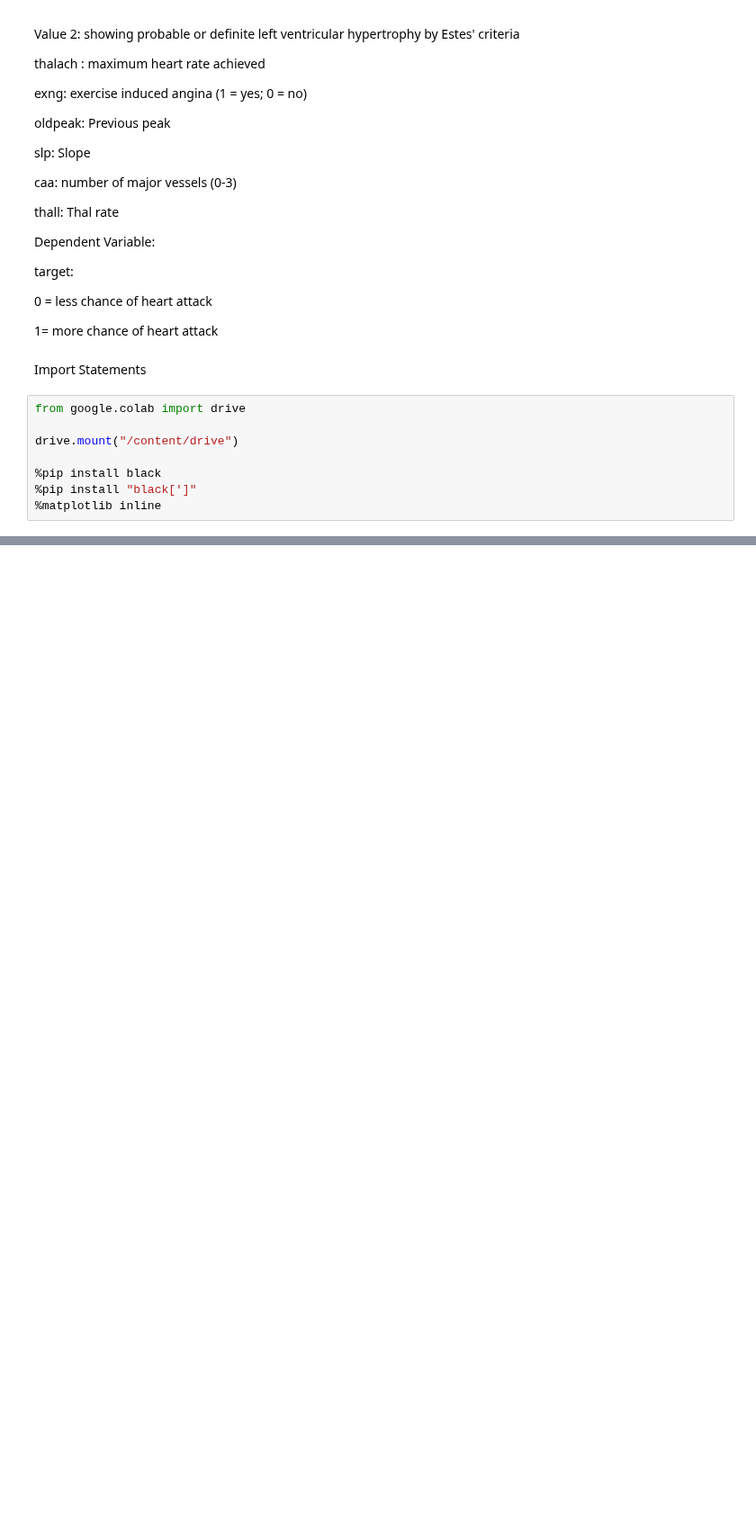
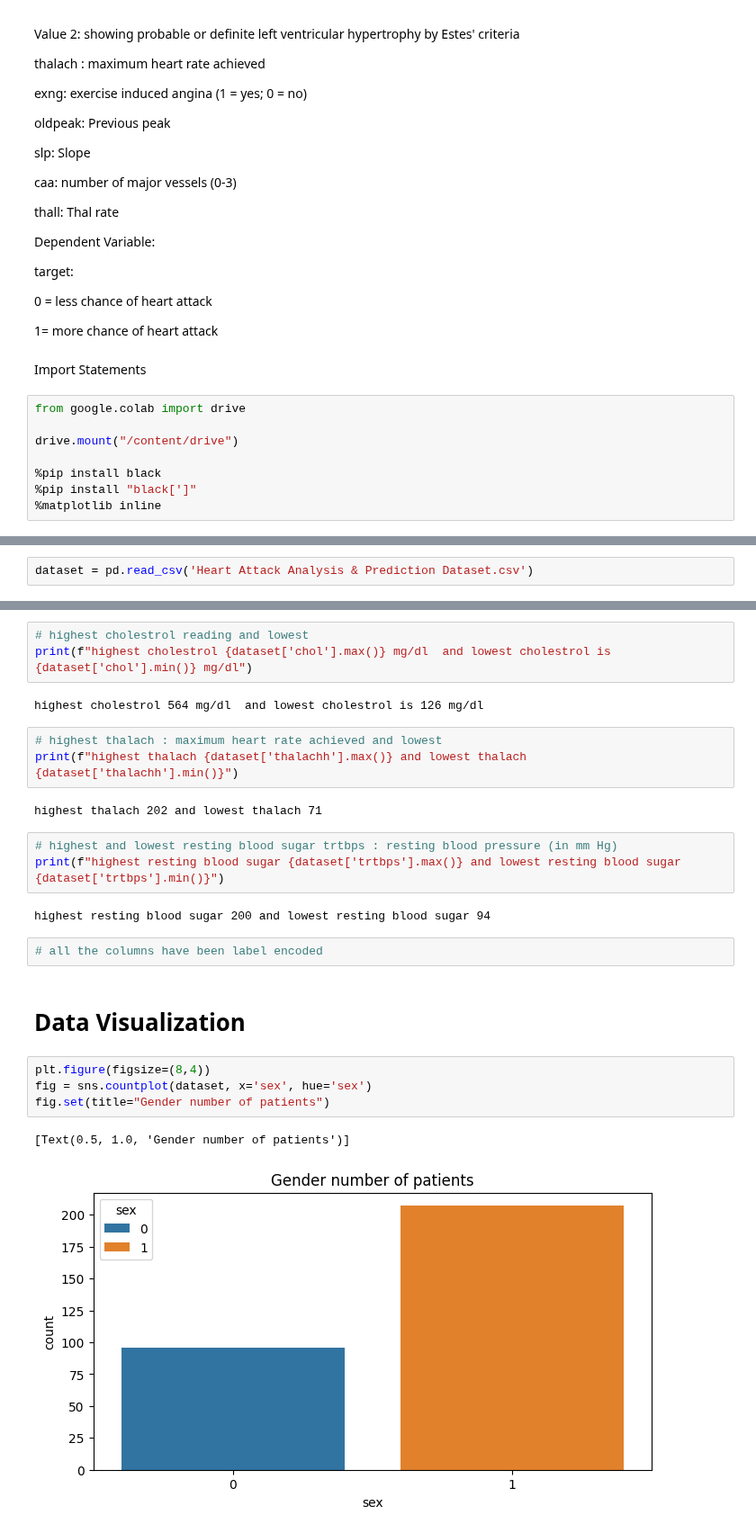
Before and after one commit to kdmwangi/Data-Science, a Jupyter notebook: Heart_Attack.ipynb, the cells around one changed output, grey strips where cells are left out. Shown at 90% size. Cells and saved outputs as stored; diff of their text form; blank space fills up the shorter version.

```diff
--- a/Heart_Attack.ipynb
+++ b/Heart_Attack.ipynb
@@ -64,0 +72,2 @@ drive.mount("/content/drive")
+# %%
+dataset = pd.read_csv('Heart Attack Analysis & Prediction Dataset.csv')
@@ -64,0 +176,26 @@ drive.mount("/content/drive")
+# %%
+# highest cholestrol reading and lowest
+print(f"highest cholestrol {dataset['chol'].max()} mg/dl  and lowest cholestrol is {dataset['chol'].min()} mg/dl")
+# %% [output]
+highest cholestrol 564 mg/dl  and lowest cholestrol is 126 mg/dl
+# %%
+# highest thalach : maximum heart rate achieved and lowest
+print(f"highest thalach {dataset['thalachh'].max()} and lowest thalach {dataset['thalachh'].min()}")
+# %% [output]
+highest thalach 202 and lowest thalach 71
+# %%
+# highest and lowest resting blood sugar trtbps : resting blood pressure (in mm Hg)
+print(f"highest resting blood sugar {dataset['trtbps'].max()} and lowest resting blood sugar {dataset['trtbps'].min()}")
+# %% [output]
+highest resting blood sugar 200 and lowest resting blood sugar 94
+# %%
+# all the columns have been label encoded
+# %% [markdown]
+# Data Visualization
+# %%
+plt.figure(figsize=(8,4))
+fig = sns.countplot(dataset, x='sex', hue='sex')
+fig.set(title="Gender number of patients")
+# %% [output]
+[Text(0.5, 1.0, 'Gender number of patients')]
+[figure, added]
```
Also changed, not shown: parts of 14 cells of this notebook.
